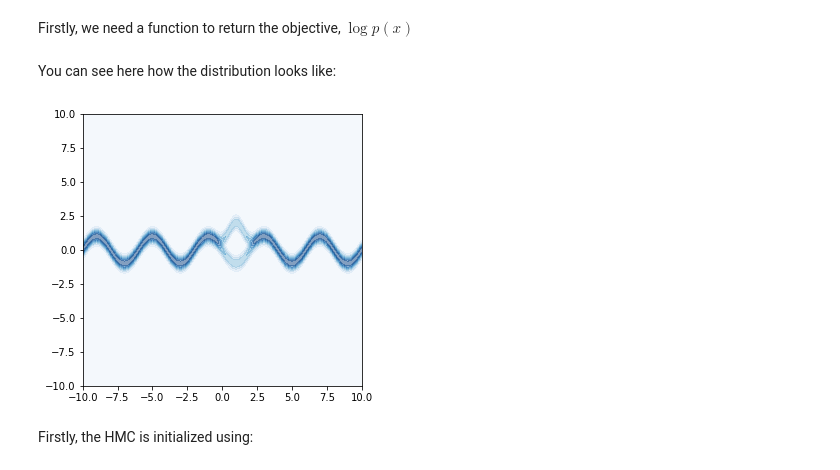
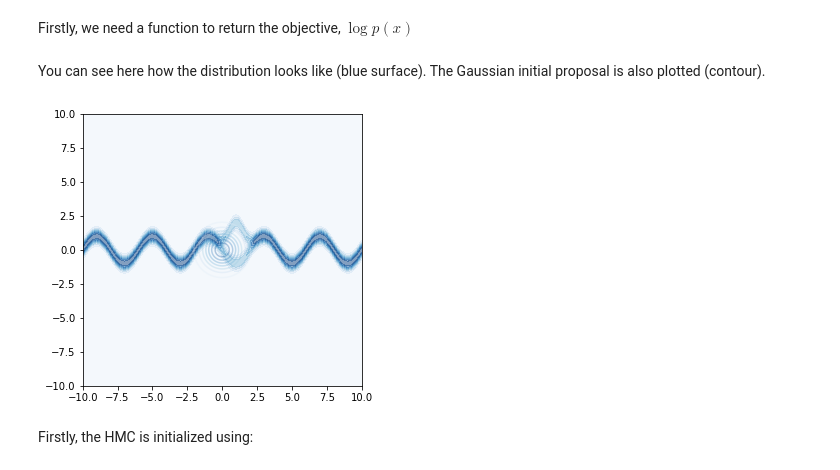
Before and after one commit to ipeis/HMCTuning, a Jupyter notebook: notebooks/usage.ipynb, the cells around one changed output. Drawn from its saved outputs; the diff is of its cells as text; code cells hidden in the pictures.

```diff
--- a/notebooks/usage.ipynb
+++ b/notebooks/usage.ipynb
@@ -22,12 +22,17 @@ Firstly, we need a function to return the objective, $\log p(x)$
 logp = get_logp('wave')
 mu0_pre, var0_pre = initial_proposal('wave')   # [0, 0],  [0.01, 0.01]
 # %% [markdown]
-You can see here how the distribution looks like:
+You can see here how the distribution looks like (blue surface). The Gaussian initial proposal is also plotted (contour).
 # %%
 f, ax = plt.subplots(figsize=(5, 5))
 plot_density('wave', ax)
+
+xmin, xmax, ymin, ymax = get_grid_lims('wave')
+x1grid = np.linspace(xmin, xmax, 1000)
+x2grid = np.linspace(ymin, ymax, 1000)
+plot_bi_gaussian(mu0_pre, var0_pre, x1grid, x2grid, ax)
 # %% [output]
-[figure, old version]
+[figure, new version]
 # %% [markdown]
 Firstly, the HMC is initialized using:
 # %%
```
Also changed, not shown: parts of 6 cells of this notebook, 4 other files.
